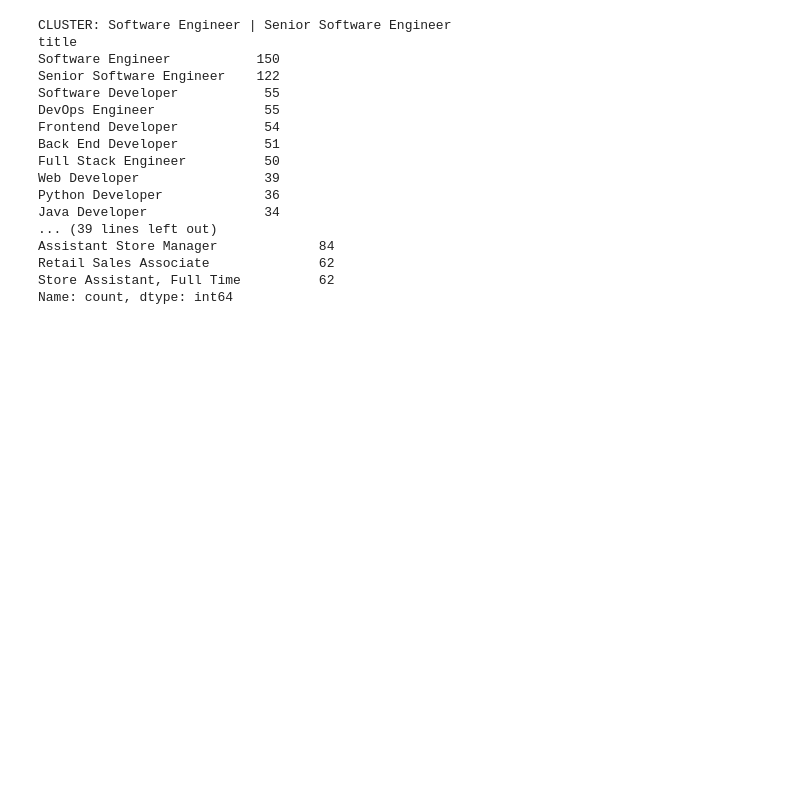
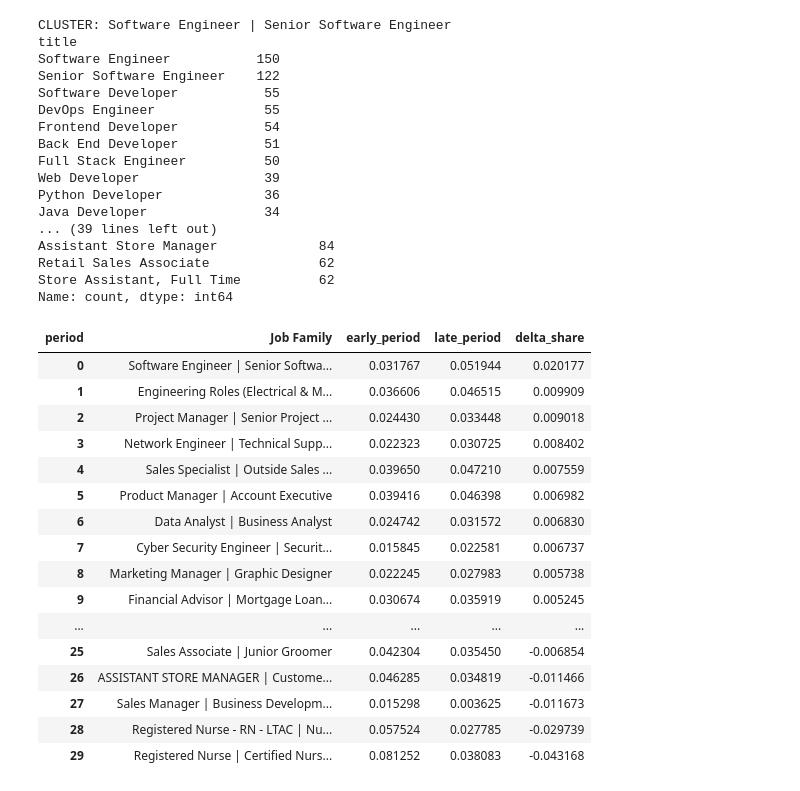
Before and after one commit to teodorobevilacqua/job-market-signal-monitor, a Jupyter notebook: notebooks/03_clustering.ipynb, the cells around one changed output. Cells and saved outputs as stored; diff of their text form; code cells hidden in the pictures; blank space fills up the shorter version.

```diff
--- a/notebooks/03_clustering.ipynb
+++ b/notebooks/03_clustering.ipynb
@@ -404,3 +566,29 @@ Assistant Store Manager             84
 Retail Sales Associate              62
 Store Assistant, Full Time          62
 Name: count, dtype: int64
+# %%
+signal_table = (
+    pivot
+    .reset_index()
+    .rename(columns={"cluster_label_final": "Job Family"})
+)
+
+signal_table
+# %% [output]
+| period | Job Family | early_period | late_period | delta_share |
+| 0 | Software Engineer | Senior Softwa... | 0.031767 | 0.051944 | 0.020177 |
+| 1 | Engineering Roles (Electrical & M... | 0.036606 | 0.046515 | 0.009909 |
+| 2 | Project Manager | Senior Project ... | 0.024430 | 0.033448 | 0.009018 |
+| 3 | Network Engineer | Technical Supp... | 0.022323 | 0.030725 | 0.008402 |
+| 4 | Sales Specialist | Outside Sales ... | 0.039650 | 0.047210 | 0.007559 |
+| 5 | Product Manager | Account Executive | 0.039416 | 0.046398 | 0.006982 |
+| 6 | Data Analyst | Business Analyst | 0.024742 | 0.031572 | 0.006830 |
+| 7 | Cyber Security Engineer | Securit... | 0.015845 | 0.022581 | 0.006737 |
+| 8 | Marketing Manager | Graphic Designer | 0.022245 | 0.027983 | 0.005738 |
+| 9 | Financial Advisor | Mortgage Loan... | 0.030674 | 0.035919 | 0.005245 |
+| ... | ... | ... | ... | ... |
+| 25 | Sales Associate | Junior Groomer | 0.042304 | 0.035450 | -0.006854 |
+| 26 | ASSISTANT STORE MANAGER | Custome... | 0.046285 | 0.034819 | -0.011466 |
+| 27 | Sales Manager | Business Developm... | 0.015298 | 0.003625 | -0.011673 |
+| 28 | Registered Nurse - RN - LTAC | Nu... | 0.057524 | 0.027785 | -0.029739 |
+| 29 | Registered Nurse | Certified Nurs... | 0.081252 | 0.038083 | -0.043168 |
```
Also changed, not shown: parts of 20 cells of this notebook, 3 other files.
